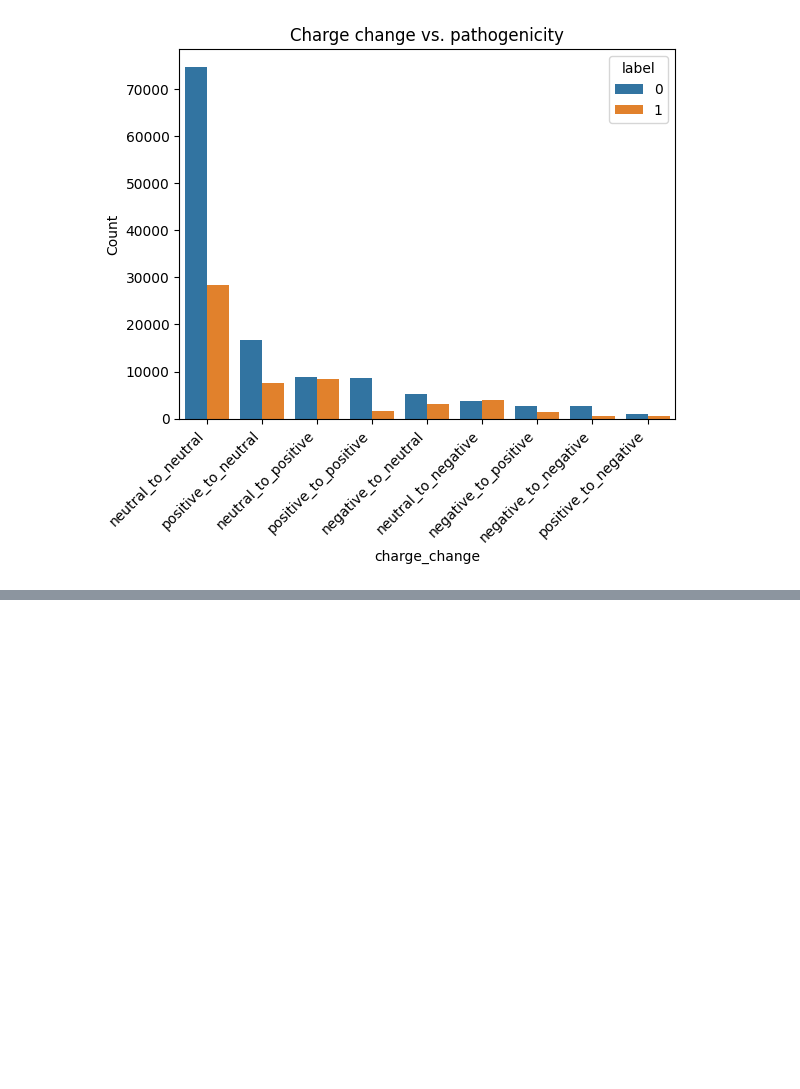
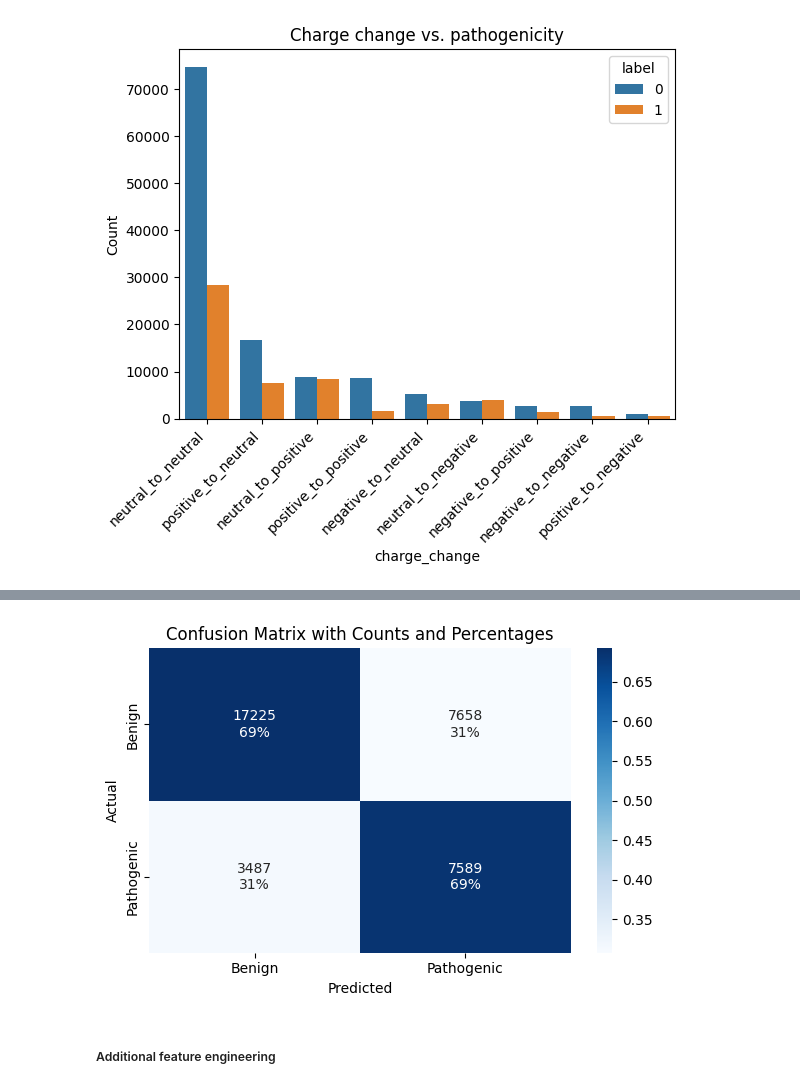
Before and after one commit to avnishkn/missense-pathogenicity, a Jupyter notebook: missense-pathogenicity.ipynb, the cells around one changed output, grey strips where cells are left out. Drawn from its saved outputs; the diff is of its cells as text; code cells hidden in the pictures; blank space fills up the shorter version.

```diff
--- a/missense-pathogenicity.ipynb
+++ b/missense-pathogenicity.ipynb
@@ -255,0 +428,29 @@ plt.show()
+# %%
+# Generate predictions
+y_pred_w = clf_weighted.predict(X_test)
+
+# Confusion matrix
+cm = confusion_matrix(y_test, y_pred_w)
+cm_normalized = cm.astype('float') / cm.sum(axis=1)[:, np.newaxis]
+
+# Create labels for each cell (e.g. "7378\n68%")
+labels = np.array([
+    [f"{count}\n{percent:.0%}" for count, percent in zip(row_cm, row_norm)]
+    for row_cm, row_norm in zip(cm, cm_normalized)
+])
+
+# Plot
+plt.figure(figsize=(6, 4))
+sns.heatmap(cm_normalized, annot=labels, fmt='', cmap='Blues',
+            xticklabels=['Benign', 'Pathogenic'],
+            yticklabels=['Benign', 'Pathogenic'])
+
+plt.xlabel('Predicted')
+plt.ylabel('Actual')
+plt.title('Confusion Matrix with Counts and Percentages')
+plt.tight_layout()
+plt.show()
+# %% [output]
+[figure, added]
+# %% [markdown]
+##### Additional feature engineering
```
Also changed, not shown: parts of 21 cells of this notebook.
